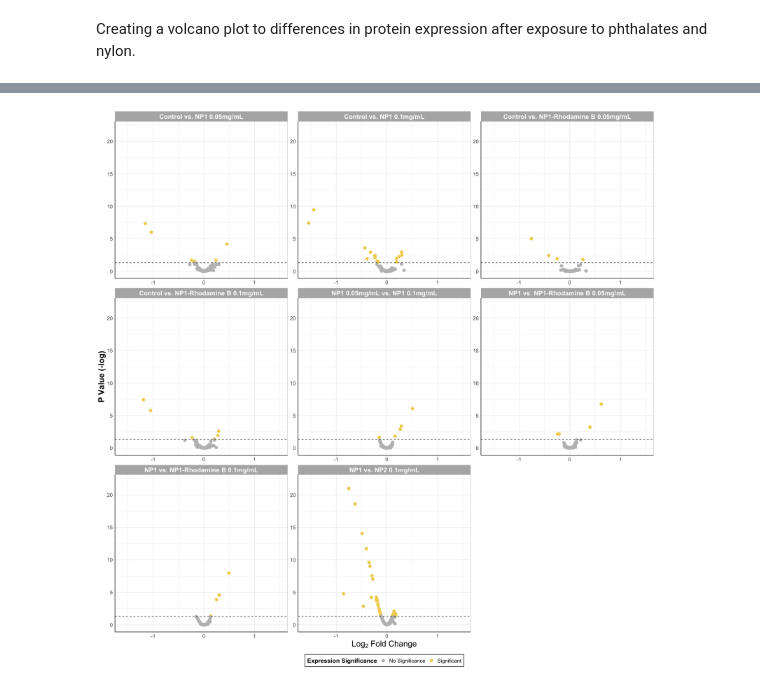
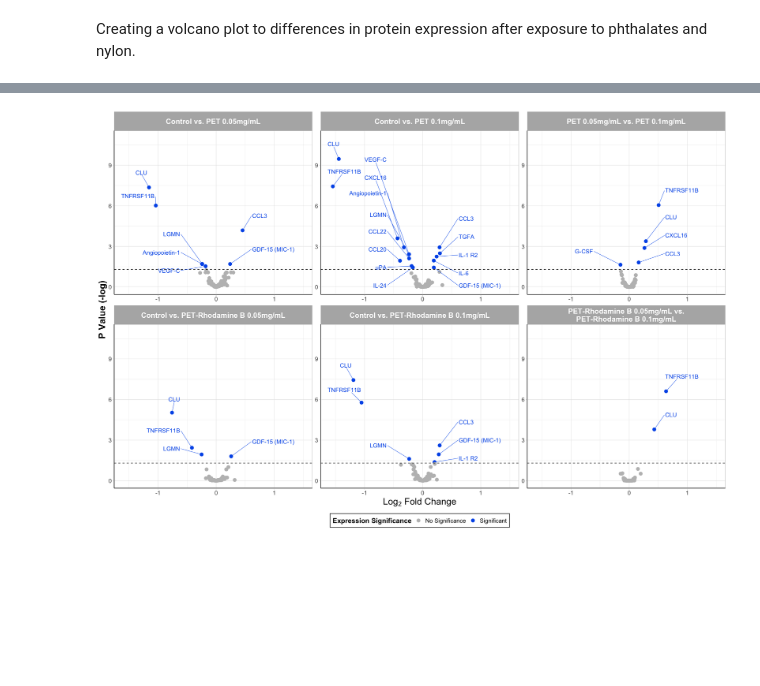
Before and after one commit to Ragerlab/2026_Ghosh_An-In-Vitro-Model-for-Human-Airway-Epithelial-Cells-Preloading-with-Polyethylene-Terephth, a Jupyter notebook: 2. Volcano Plots/Volcano Plots.ipynb, the cells around one changed output, grey strips where cells are left out. Cells and saved outputs as stored; diff of their text form; code cells hidden in the pictures; blank space fills up the shorter version.

```diff
--- a/2. Volcano Plots/Volcano Plots.ipynb
+++ b/2. Volcano Plots/Volcano Plots.ipynb
@@ -1,6 +1,6 @@
 # %%
 Output = '/Users/alexis/Library/CloudStorage/OneDrive-UniversityofNorthCarolinaatChapelHill/CEMALB_DataAnalysisPM/Projects/P1014. Nanoparticles Respiratory Tract/P1014.3. Analyses/P1014.3.2. Volcano Plots/Output'
-cur_date = '030226'
+cur_date = '030326'
 
 library(readxl)
 library(openxlsx)
@@ -10,7 +10,7 @@ library(ggrepel)
 library(ggsci)
 
 # reading in files
-two_group_df = data.frame(read_excel("Input/Two_Group_Results_030226.xlsx"))
+two_group_df = data.frame(read_excel("Input/Two_Group_Results_030426.xlsx"))
 # %% [output]
 ── Attaching core tidyverse packages ──────────────────────── tidyverse 2.0.0 ──
 ✔ dplyr     1.1.4     ✔ readr     2.1.5
@@ -46,7 +46,7 @@ get_significance = function(df){
     # if p adj is significant only
     df$diffexpressed[df$P.Adj < 0.05] <- "Significant"#"P Adjust Only"
 
-    # if logFoldChange > log(1.5) and p adj < 0.05, set as "significant"
+    # if logFoldChange > log2(1.5) and p adj < 0.05, set as "significant"
     #df$diffexpressed[abs(df$log2FC) > log2(1.5) & df$P.Adj < 0.05] <- "P Adjust and log Fold Change"
 
     # making into a factor
@@ -58,6 +58,11 @@ get_significance = function(df){
 
 # calling fn
 two_sig_protein_df = get_significance(two_group_df)
+two_sig_protein_df$Comparison = factor(two_sig_protein_df$Comparison,
+                                       levels = c('Control vs. PET 0.05mg/mL','Control vs. PET 0.1mg/mL',
+                                                  'PET 0.05mg/mL vs. PET 0.1mg/mL', 'Control vs. PET-Rhodamine B 0.05mg/mL',
+                                                  'Control vs. PET-Rhodamine B 0.1mg/mL',
+                                                  'PET-Rhodamine B 0.05mg/mL vs.\nPET-Rhodamine B 0.1mg/mL'))
 
 head(two_sig_protein_df)
 # %% [output]
@@ -73,48 +78,52 @@ A data.frame: 6 × 8
 # %%
-options(repr.plot.width=18, repr.plot.height=18) #changing size
+options(repr.plot.width=18, repr.plot.height=12) #changing size
 
 lancet_palette = pal_lancet()(2)
 
 ggplot() +
   geom_point(data = two_sig_protein_df, aes(x = log2FC, y = -log10(P.Adj), color = diffexpressed), size = 3) +
 
   # P Value line
   geom_hline(yintercept = -log10(0.05), linetype = "dashed") +
   # # FC Line
   # geom_vline(xintercept = log2(1.5), linetype = "dashed") +
   # geom_vline(xintercept = -log2(1.5), linetype = "dashed") +
 
   # changing x limits of what is visible in the plot
     xlim(-1.6, 1.5) +
-    ylim(0, 22) +
+    ylim(0, 11) +
 
- #  geom_text_repel(data = two_sig_protein_df %>%
- #                  filter(log2FC > log2(1.5), P.Adj < 0.05),
- #                  aes(x = log2FC, y = -log10(P.Adj), label = Protein_Name, color = diffexpressed),
- #                  hjust = 'right', direction = 'y', nudge_y = -0.05, nudge_x = 0.03, xlim = c(0.25, NA),
- #                  segment.size = 0.3, box.padding = 1, max.overlaps = Inf, size = 4.2, show.legend = FALSE) +
-
- # geom_text_repel(data = two_sig_protein_df %>%
- #                  filter(log2FC < -log2(1.5), P.Adj < 0.05),
- #                  aes(x = log2FC, y = -log10(P.Adj), label = Protein_Name, color = diffexpressed),
- #                  hjust = 'left', direction = 'y', nudge_y = -0.05, nudge_x = -0.03, xlim = c(NA, -0.25),
- #                 segment.size = 0.3, box.padding = 1, max.overlaps = Inf, size = 4.2, show.legend = FALSE) +
+  geom_text_repel(data = two_sig_protein_df %>%
+                  filter(log2FC > 0, P.Adj < 0.05),
+                  aes(x = log2FC, y = -log10(P.Adj), label = Protein_Name, color = diffexpressed),
+                  hjust = 'right', direction = 'y', nudge_y = 1.1, nudge_x = 0.03, xlim = c(0.5, NA),
+                  segment.size = 0.3, box.padding = 1, max.overlaps = Inf, size = 4.2, show.legend = FALSE) +
+ geom_text_repel(data = two_sig_protein_df %>%
+                  filter(log2FC < 0 & log2FC > -1, P.Adj < 0.05),
+                  aes(x = log2FC, y = -log10(P.Adj), label = Protein_Name, color = diffexpressed),
+                  hjust = 'left', direction = 'y', nudge_y = 1, nudge_x = -0.03, xlim = c(NA, -0.5),
+                 segment.size = 0.3, box.padding = 1, max.overlaps = Inf, size = 4.2, show.legend = FALSE) +
+ geom_text_repel(data = two_sig_protein_df %>%
+                  filter(log2FC < -1, P.Adj < 0.05),
+                  aes(x = log2FC, y = -log10(P.Adj), label = Protein_Name, color = diffexpressed),
+                  hjust = 'right', direction = 'y', nudge_y = 1.1, nudge_x = -0.03, xlim = c(NA, -0.5),
+                 segment.size = 0.3, box.padding = 1, max.overlaps = Inf, size = 4.2, show.legend = FALSE) +
 
   facet_wrap(~Comparison, scales = 'free') +
 
   theme_light() +
   theme(axis.line = element_line(colour = "black"), #making x and y axes black
         axis.text = element_text(size = 12), #changing size of x axis labels
         axis.title = element_text(face = "bold", size = rel(1.7)), #changes axis titles
         legend.title = element_text(face = 'bold', size = 14), #changes legend title
         legend.text = element_text(size = 12), #changes legend text
         legend.position = "bottom", # changing legend position
         legend.background = element_rect(colour = 'black', fill = 'white', linetype = 'solid'),
         strip.text.x = element_text(size = 15, face = "bold"), #changes size of facet x axis
         strip.text.y = element_text(size = 15, face = "bold")) + #changes size of facet y axis
   labs(x = expression(Log[2]*" Fold Change"), y = 'P Value (-log)') +
 
   scale_color_manual(name = "Expression Significance",
-                      values = c("gray", '#F0D25E', "#005BEA"))
+                      values = c("gray", "#005BEA",'#F0D25E', "#005BEA"))
 # %% [output]
-[figure, old version]
+[figure, new version]
```
Also changed, not shown: parts of 2 cells of this notebook.
